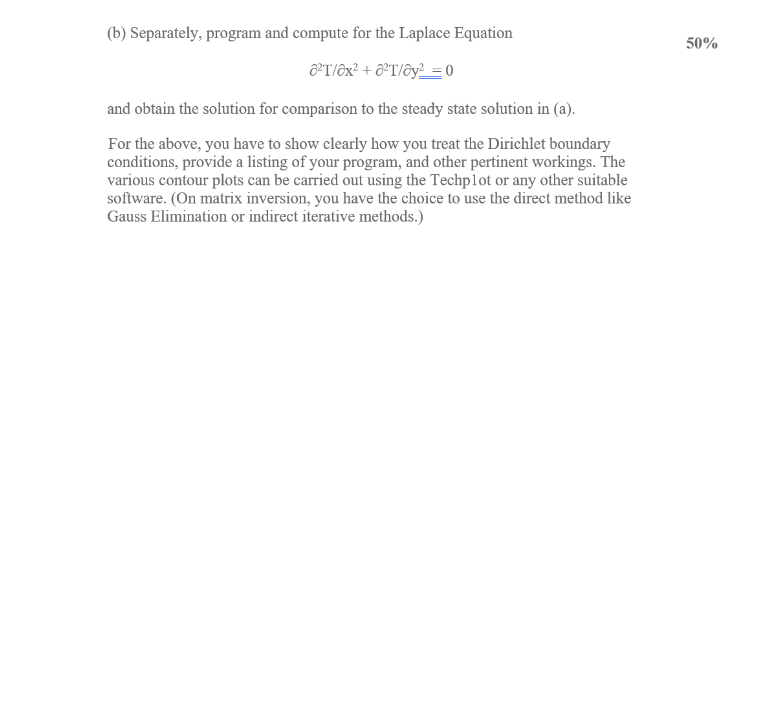
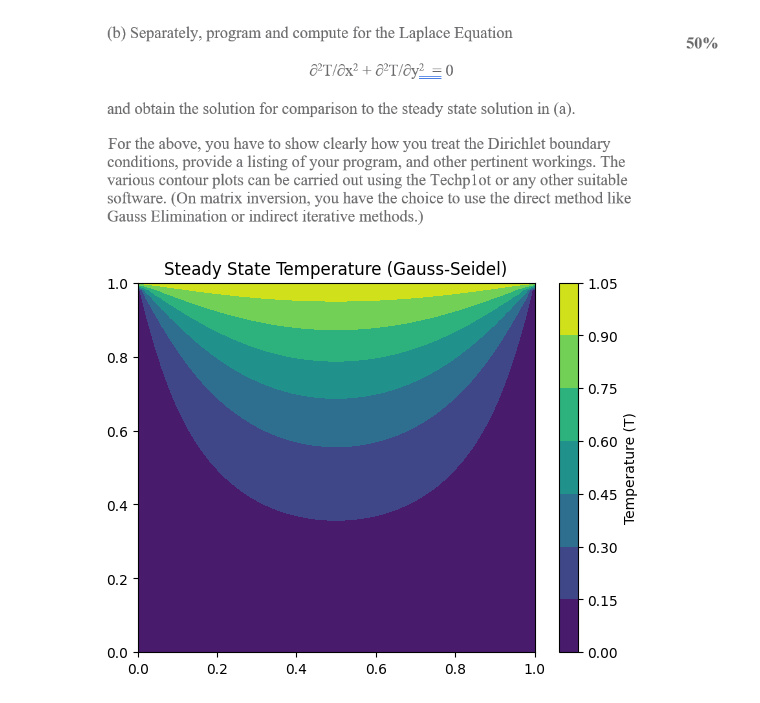
Before and after one commit to bryangohcx/Heat-Distribution-across-a-plate, a Jupyter notebook: Heat distribution.ipynb, the cells around one changed output. Saved outputs shown, nothing was run; the diff lists cells and outputs as text; code cells hidden in the pictures; blank space fills up the shorter version.

```diff
--- a/Heat distribution.ipynb
+++ b/Heat distribution.ipynb
@@ -32,2 +88,27 @@ current_time_step = 0
 # %% [markdown]
 ![image.png](attachment:image.png)
+# %%
+# Gauss-Seidel method
+def gauss_seidel(T, max_iter=5000, tol=1e-6):
+    for it in range(max_iter):
+        T_old = T.copy()
+        for i in range(1, N-1):
+            for j in range(1, N-1):
+                T[i, j] = 0.25 * (T_old[i-1, j] + T_old[i+1, j] + T_old[i, j-1] + T_old[i, j+1])
+        if np.abs(T - T_old).max() < tol:
+            break
+    return T
+# %%
+T = I #reset the initial state
+L_SS = gauss_seidel(T)
+
+# Solve
+x = np.linspace(0, L, N)
+y = np.linspace(0, L, N)
+X, Y = np.meshgrid(x, y)
+plt.title("Steady State Temperature (Gauss-Seidel)")
+plt.contourf(X, Y, L_SS)
+plt.colorbar(label="Temperature (T)")
+plt.show()
+# %% [output]
+[figure, added]
```
Also changed, not shown: parts of 14 cells of this notebook, 1 other file.
